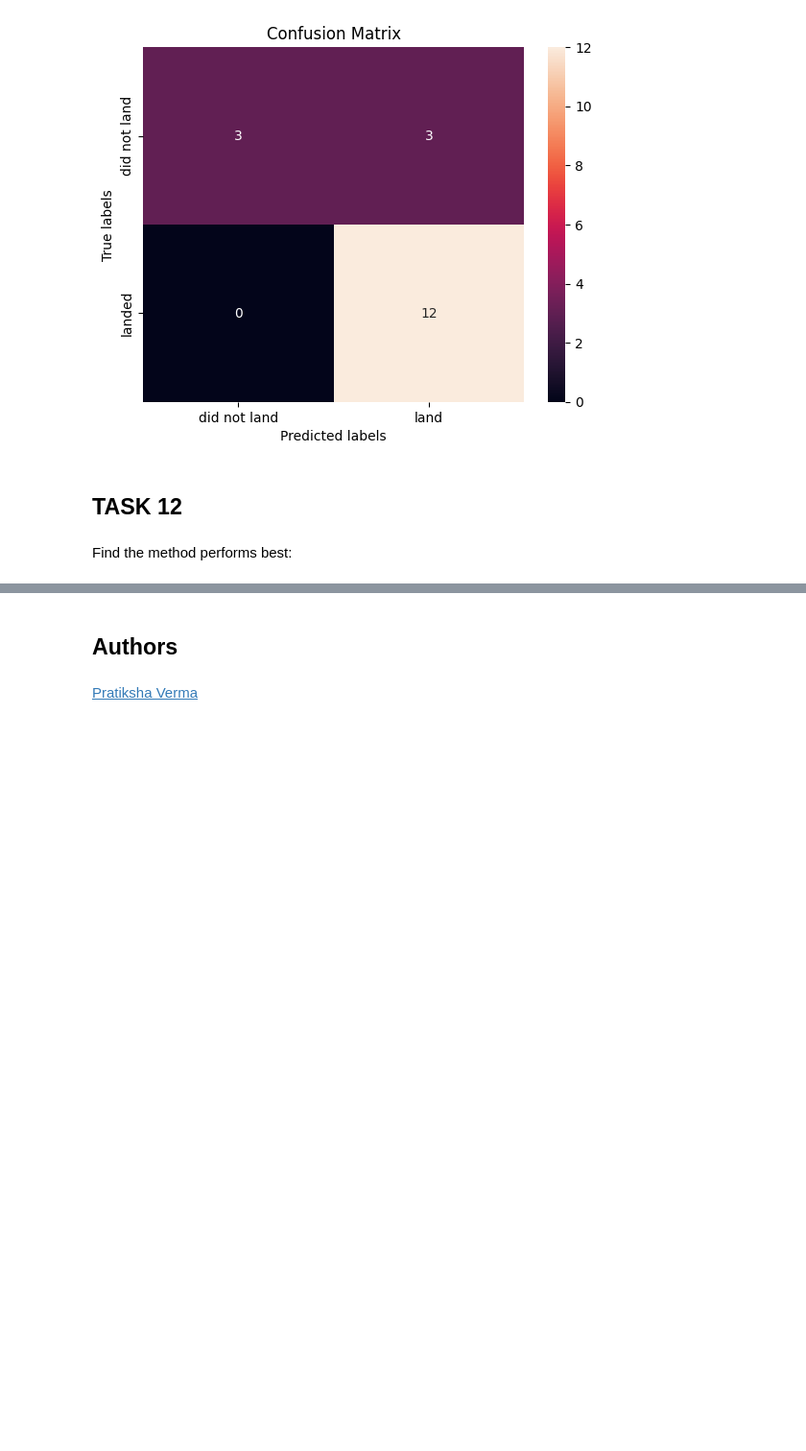
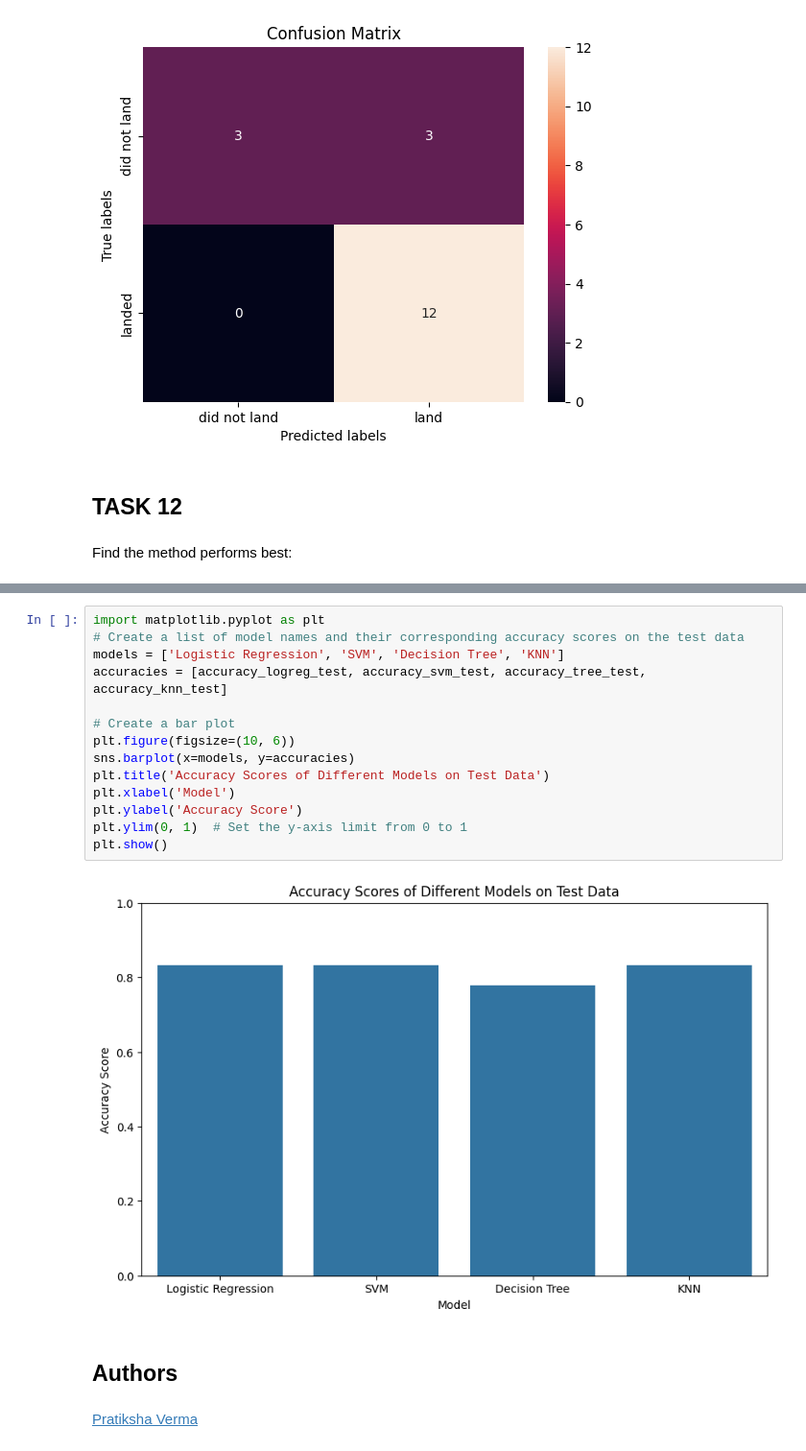
Before and after one commit to lightuse/IBM-Applied-Data-Science, a Jupyter notebook: SpaceX_Machine_Learning_Prediction_Part_5_v1.ipynb, the cells around one changed output, grey strips where cells are left out. Shown: that part at 96% size. Cells and saved outputs as stored; diff of their text form; blank space fills up the shorter version.

```diff
--- a/SpaceX_Machine_Learning_Prediction_Part_5_v1.ipynb
+++ b/SpaceX_Machine_Learning_Prediction_Part_5_v1.ipynb
@@ -406,6 +406,22 @@ Accuracy scores on test data:
 - KNN: 0.8333
 
 The method that performs best on the test data is: Logistic Regression with an accuracy of 0.8333
+# %%
+import matplotlib.pyplot as plt
+# Create a list of model names and their corresponding accuracy scores on the test data
+models = ['Logistic Regression', 'SVM', 'Decision Tree', 'KNN']
+accuracies = [accuracy_logreg_test, accuracy_svm_test, accuracy_tree_test, accuracy_knn_test]
+
+# Create a bar plot
+plt.figure(figsize=(10, 6))
+sns.barplot(x=models, y=accuracies)
+plt.title('Accuracy Scores of Different Models on Test Data')
+plt.xlabel('Model')
+plt.ylabel('Accuracy Score')
+plt.ylim(0, 1)  # Set the y-axis limit from 0 to 1
+plt.show()
+# %% [output]
+[figure, added]
 # %% [markdown]
 ## Authors
 # %% [markdown]
```
Also changed, not shown: parts of 5 cells of this notebook.
